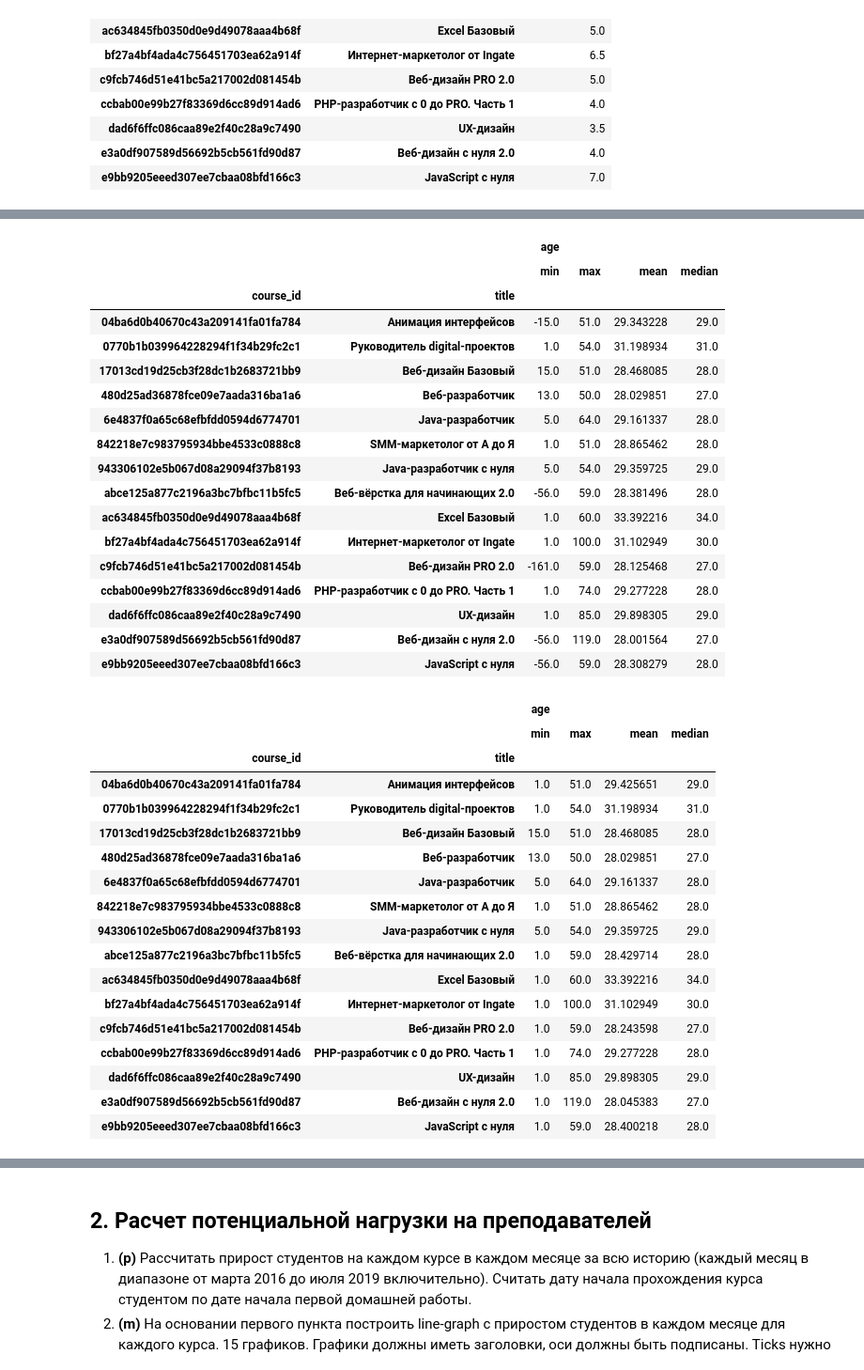
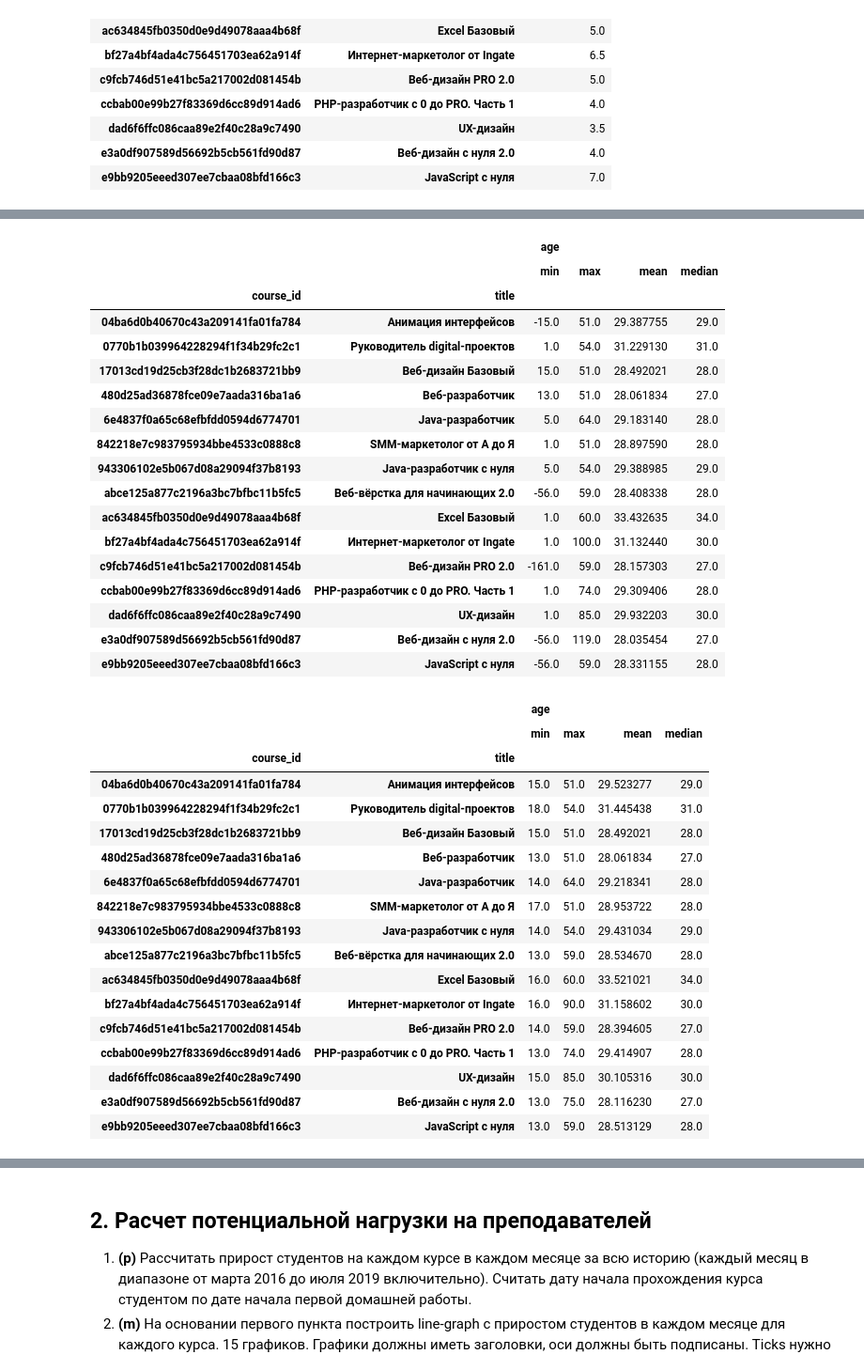
Before and after one commit to Andruxa2102/Study, a Jupyter notebook: Coursework_analytics_1.ipynb, the cells around one changed output, grey strips where cells are left out. Shown at 94% size. Drawn from its saved outputs; the diff is of its cells as text; code cells hidden in the pictures.

```diff
--- a/Coursework_analytics_1.ipynb
+++ b/Coursework_analytics_1.ipynb
@@ -277,6 +296,6 @@ students_temp_df['today_date'] = datetime.today().strftime("%Y-%m-%d")
 # %%
-students_temp_df['age'] = (pd.to_datetime(temp_df['today_date'],errors='coerce',format="%Y-%m-%d") \
-                                   - pd.to_datetime(temp_df['birthday'],errors='coerce',format="%Y-%m-%d")).astype('<m8[Y]')
+students_temp_df['age'] = (pd.to_datetime(students_temp_df['today_date'],errors='coerce',format="%Y-%m-%d") \
+                                   - pd.to_datetime(students_temp_df['birthday'],errors='coerce',format="%Y-%m-%d")).astype('<m8[Y]')
 # %%
 students_temp_df.agg({'age': ['max', 'mean', 'median']})
 # %% [output]
@@ -286,3 +305 @@ students_temp_df.agg({'age': ['max', 'mean', 'median']})
 | median | 28.000000 |
-# %%
-students_temp_df = students_temp_df.drop(['today_date'], axis=1)
@@ -323,39 +340,39 @@ temp_df.groupby(['course_id','title']).aggregate({'age':['min','max','mean','med
 |  |  | age |  |  |  |
 |  |  | min | max | mean | median |
 | course_id | title |  |  |  |  |
-| 04ba6d0b40670c43a209141fa01fa784 | Анимация интерфейсов | -15.0 | 51.0 | 29.343228 | 29.0 |
-| 0770b1b039964228294f1f34b29fc2c1 | Руководитель digital-проектов | 1.0 | 54.0 | 31.198934 | 31.0 |
-| 17013cd19d25cb3f28dc1b2683721bb9 | Веб-дизайн Базовый | 15.0 | 51.0 | 28.468085 | 28.0 |
-| 480d25ad36878fce09e7aada316ba1a6 | Веб-разработчик | 13.0 | 50.0 | 28.029851 | 27.0 |
-| 6e4837f0a65c68efbfdd0594d6774701 | Java-разработчик | 5.0 | 64.0 | 29.161337 | 28.0 |
-| 842218e7c983795934bbe4533c0888c8 | SMM-маркетолог от А до Я | 1.0 | 51.0 | 28.865462 | 28.0 |
-| 943306102e5b067d08a29094f37b8193 | Java-разработчик c нуля | 5.0 | 54.0 | 29.359725 | 29.0 |
-| abce125a877c2196a3bc7bfbc11b5fc5 | Веб-вёрстка для начинающих 2.0 | -56.0 | 59.0 | 28.381496 | 28.0 |
-| ac634845fb0350d0e9d49078aaa4b68f | Excel Базовый | 1.0 | 60.0 | 33.392216 | 34.0 |
-| bf27a4bf4ada4c756451703ea62a914f | Интернет-маркетолог от Ingate | 1.0 | 100.0 | 31.102949 | 30.0 |
-| c9fcb746d51e41bc5a217002d081454b | Веб-дизайн PRO 2.0 | -161.0 | 59.0 | 28.125468 | 27.0 |
-| ccbab00e99b27f83369d6cc89d914ad6 | PHP-разработчик с 0 до PRO. Часть 1 | 1.0 | 74.0 | 29.277228 | 28.0 |
-| dad6f6ffc086caa89e2f40c28a9c7490 | UX-дизайн | 1.0 | 85.0 | 29.898305 | 29.0 |
-| e3a0df907589d56692b5cb561fd90d87 | Веб-дизайн с нуля 2.0 | -56.0 | 119.0 | 28.001564 | 27.0 |
-| e9bb9205eeed307ee7cbaa08bfd166c3 | JavaScript с нуля | -56.0 | 59.0 | 28.308279 | 28.0 |
+| 04ba6d0b40670c43a209141fa01fa784 | Анимация интерфейсов | -15.0 | 51.0 | 29.387755 | 29.0 |
+| 0770b1b039964228294f1f34b29fc2c1 | Руководитель digital-проектов | 1.0 | 54.0 | 31.229130 | 31.0 |
+| 17013cd19d25cb3f28dc1b2683721bb9 | Веб-дизайн Базовый | 15.0 | 51.0 | 28.492021 | 28.0 |
+| 480d25ad36878fce09e7aada316ba1a6 | Веб-разработчик | 13.0 | 51.0 | 28.061834 | 27.0 |
+| 6e4837f0a65c68efbfdd0594d6774701 | Java-разработчик | 5.0 | 64.0 | 29.183140 | 28.0 |
+| 842218e7c983795934bbe4533c0888c8 | SMM-маркетолог от А до Я | 1.0 | 51.0 | 28.897590 | 28.0 |
+| 943306102e5b067d08a29094f37b8193 | Java-разработчик c нуля | 5.0 | 54.0 | 29.388985 | 29.0 |
+| abce125a877c2196a3bc7bfbc11b5fc5 | Веб-вёрстка для начинающих 2.0 | -56.0 | 59.0 | 28.408338 | 28.0 |
+| ac634845fb0350d0e9d49078aaa4b68f | Excel Базовый | 1.0 | 60.0 | 33.432635 | 34.0 |
+| bf27a4bf4ada4c756451703ea62a914f | Интернет-маркетолог от Ingate | 1.0 | 100.0 | 31.132440 | 30.0 |
+| c9fcb746d51e41bc5a217002d081454b | Веб-дизайн PRO 2.0 | -161.0 | 59.0 | 28.157303 | 27.0 |
+| ccbab00e99b27f83369d6cc89d914ad6 | PHP-разработчик с 0 до PRO. Часть 1 | 1.0 | 74.0 | 29.309406 | 28.0 |
+| dad6f6ffc086caa89e2f40c28a9c7490 | UX-дизайн | 1.0 | 85.0 | 29.932203 | 30.0 |
+| e3a0df907589d56692b5cb561fd90d87 | Веб-дизайн с нуля 2.0 | -56.0 | 119.0 | 28.035454 | 27.0 |
+| e9bb9205eeed307ee7cbaa08bfd166c3 | JavaScript с нуля | -56.0 | 59.0 | 28.331155 | 28.0 |
 # %%
-temp_df[temp_df.age>0].groupby(['course_id','title']).aggregate({'age':['min','max','mean','median']})
+temp_df[(temp_df.age > 10) & (temp_df.age < 100)].groupby(['course_id','title']).aggregate({'age':['min','max','mean','median']})
 # %% [output]
 |  |  | age |  |  |  |
 |  |  | min | max | mean | median |
 | course_id | title |  |  |  |  |
-| 04ba6d0b40670c43a209141fa01fa784 | Анимация интерфейсов | 1.0 | 51.0 | 29.425651 | 29.0 |
-| 0770b1b039964228294f1f34b29fc2c1 | Руководитель digital-проектов | 1.0 | 54.0 | 31.198934 | 31.0 |
-| 17013cd19d25cb3f28dc1b2683721bb9 | Веб-дизайн Базовый | 15.0 | 51.0 | 28.468085 | 28.0 |
-| 480d25ad36878fce09e7aada316ba1a6 | Веб-разработчик | 13.0 | 50.0 | 28.029851 | 27.0 |
-| 6e4837f0a65c68efbfdd0594d6774701 | Java-разработчик | 5.0 | 64.0 | 29.161337 | 28.0 |
-| 842218e7c983795934bbe4533c0888c8 | SMM-маркетолог от А до Я | 1.0 | 51.0 | 28.865462 | 28.0 |
-| 943306102e5b067d08a29094f37b8193 | Java-разработчик c нуля | 5.0 | 54.0 | 29.359725 | 29.0 |
-| abce125a877c2196a3bc7bfbc11b5fc5 | Веб-вёрстка для начинающих 2.0 | 1.0 | 59.0 | 28.429714 | 28.0 |
-| ac634845fb0350d0e9d49078aaa4b68f | Excel Базовый | 1.0 | 60.0 | 33.392216 | 34.0 |
-| bf27a4bf4ada4c756451703ea62a914f | Интернет-маркетолог от Ingate | 1.0 | 100.0 | 31.102949 | 30.0 |
-| c9fcb746d51e41bc5a217002d081454b | Веб-дизайн PRO 2.0 | 1.0 | 59.0 | 28.243598 | 27.0 |
-| ccbab00e99b27f83369d6cc89d914ad6 | PHP-разработчик с 0 до PRO. Часть 1 | 1.0 | 74.0 | 29.277228 | 28.0 |
-| dad6f6ffc086caa89e2f40c28a9c7490 | UX-дизайн | 1.0 | 85.0 | 29.898305 | 29.0 |
-| e3a0df907589d56692b5cb561fd90d87 | Веб-дизайн с нуля 2.0 | 1.0 | 119.0 | 28.045383 | 27.0 |
-| e9bb9205eeed307ee7cbaa08bfd166c3 | JavaScript с нуля | 1.0 | 59.0 | 28.400218 | 28.0 |
+| 04ba6d0b40670c43a209141fa01fa784 | Анимация интерфейсов | 15.0 | 51.0 | 29.523277 | 29.0 |
+| 0770b1b039964228294f1f34b29fc2c1 | Руководитель digital-проектов | 18.0 | 54.0 | 31.445438 | 31.0 |
+| 17013cd19d25cb3f28dc1b2683721bb9 | Веб-дизайн Базовый | 15.0 | 51.0 | 28.492021 | 28.0 |
+| 480d25ad36878fce09e7aada316ba1a6 | Веб-разработчик | 13.0 | 51.0 | 28.061834 | 27.0 |
+| 6e4837f0a65c68efbfdd0594d6774701 | Java-разработчик | 14.0 | 64.0 | 29.218341 | 28.0 |
+| 842218e7c983795934bbe4533c0888c8 | SMM-маркетолог от А до Я | 17.0 | 51.0 | 28.953722 | 28.0 |
+| 943306102e5b067d08a29094f37b8193 | Java-разработчик c нуля | 14.0 | 54.0 | 29.431034 | 29.0 |
+| abce125a877c2196a3bc7bfbc11b5fc5 | Веб-вёрстка для начинающих 2.0 | 13.0 | 59.0 | 28.534670 | 28.0 |
+| ac634845fb0350d0e9d49078aaa4b68f | Excel Базовый | 16.0 | 60.0 | 33.521021 | 34.0 |
+| bf27a4bf4ada4c756451703ea62a914f | Интернет-маркетолог от Ingate | 16.0 | 90.0 | 31.158602 | 30.0 |
+| c9fcb746d51e41bc5a217002d081454b | Веб-дизайн PRO 2.0 | 14.0 | 59.0 | 28.394605 | 27.0 |
+| ccbab00e99b27f83369d6cc89d914ad6 | PHP-разработчик с 0 до PRO. Часть 1 | 13.0 | 74.0 | 29.414907 | 28.0 |
+| dad6f6ffc086caa89e2f40c28a9c7490 | UX-дизайн | 15.0 | 85.0 | 30.105316 | 30.0 |
+| e3a0df907589d56692b5cb561fd90d87 | Веб-дизайн с нуля 2.0 | 13.0 | 75.0 | 28.116230 | 27.0 |
+| e9bb9205eeed307ee7cbaa08bfd166c3 | JavaScript с нуля | 13.0 | 59.0 | 28.513129 | 28.0 |
```
Also changed, not shown: parts of 48 cells of this notebook.
